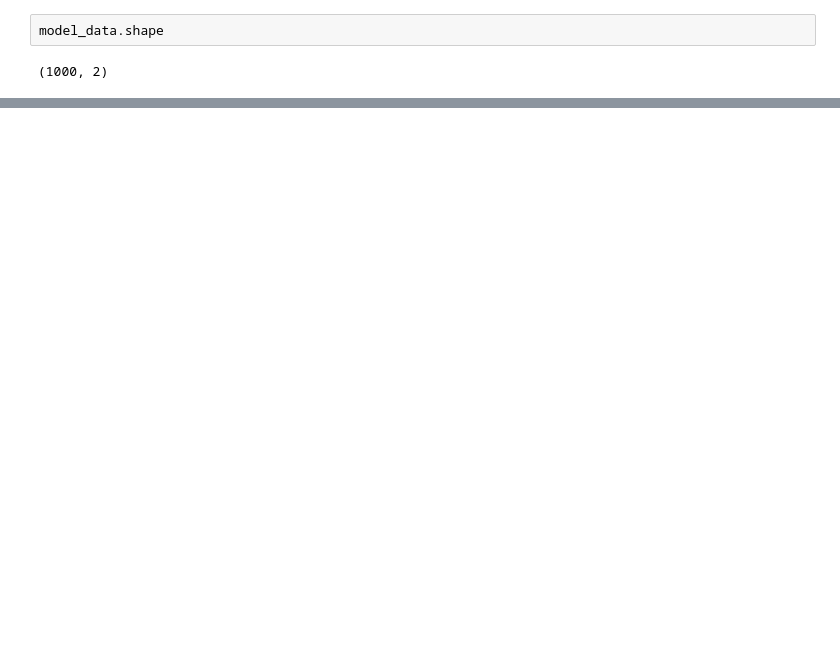
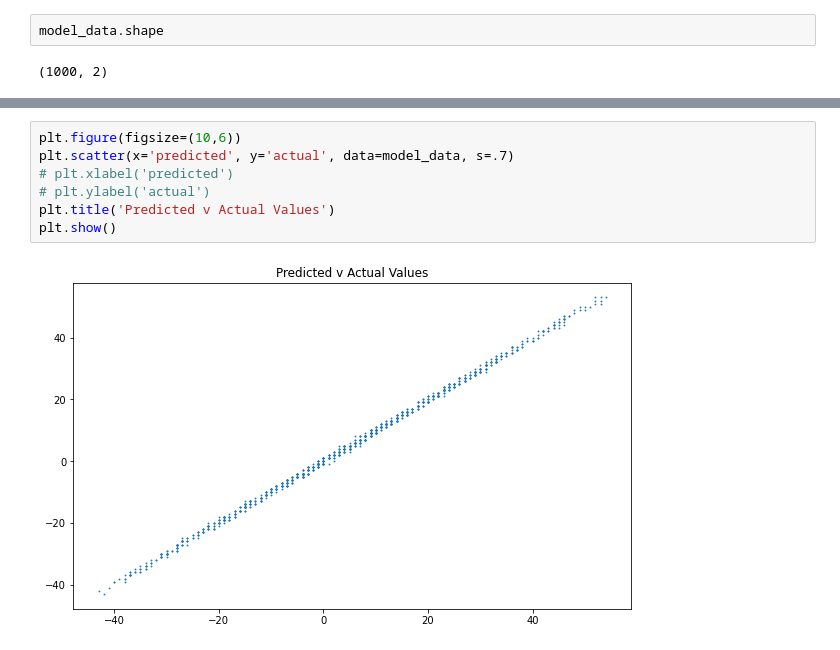
Before and after one commit to DesireeMcElroy/tensorflow-practice, a Jupyter notebook: tf_example.ipynb, the cells around one changed output, grey strips where cells are left out. Cells and saved outputs as stored; diff of their text form; blank space fills up the shorter version.

Commit message:
updating comparison graphs

```diff
--- a/tf_example.ipynb
+++ b/tf_example.ipynb
@@ -248,0 +247,9 @@ model_data.shape
+# %%
+plt.figure(figsize=(10,6))
+plt.scatter(x='predicted', y='actual', data=model_data, s=.7)
+# plt.xlabel('predicted')
+# plt.ylabel('actual')
+plt.title('Predicted v Actual Values')
+plt.show()
+# %% [output]
+[figure, added]
```
Also changed, not shown: parts of 16 cells of this notebook.
